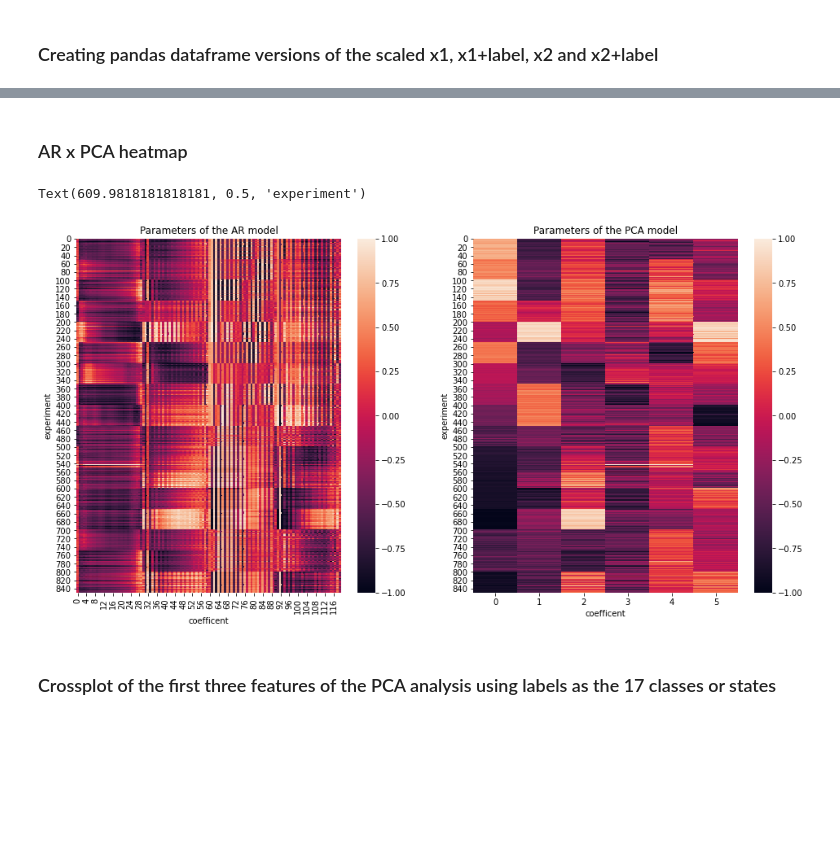
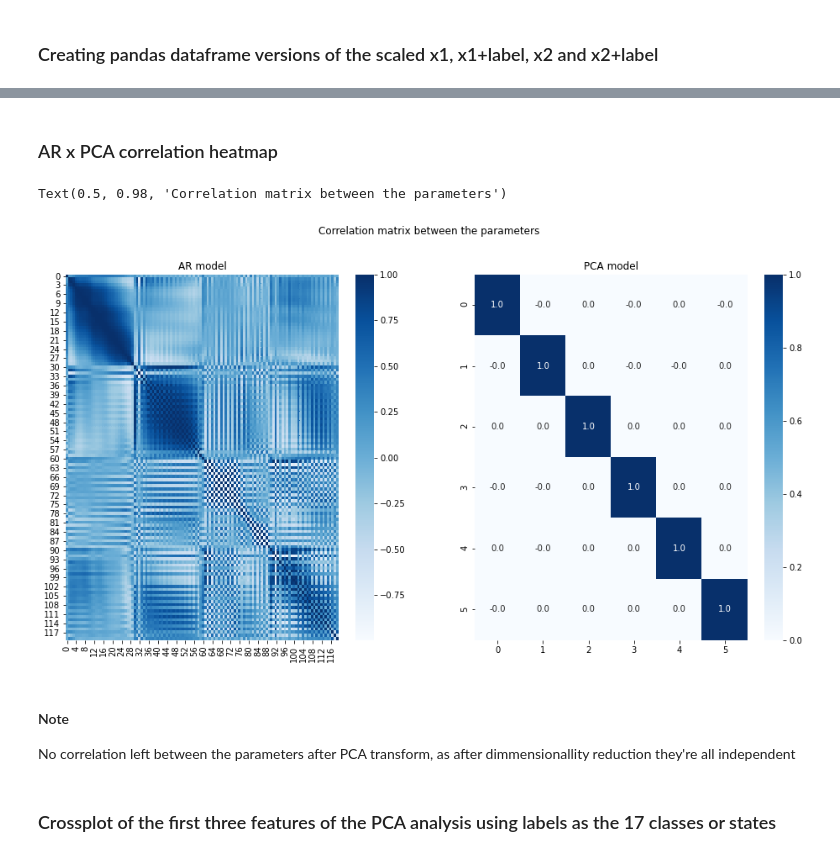
Before and after one commit to felipecostapereira/Task_02_PCA_LinearModels, a Jupyter notebook: task02.ipynb, the cells around one changed output, grey strips where cells are left out. Drawn from its saved outputs; the diff is of its cells as text; code cells hidden in the pictures; blank space fills up the shorter version.

Commit message:
Improved correlation heatmap

```diff
--- a/task02.ipynb
+++ b/task02.ipynb
@@ -200,20 +200,23 @@ dfx2_label.sample(10)
 # %% [markdown]
-### AR x PCA heatmap
+### AR x PCA correlation heatmap
 # %%
-plt.subplots(figsize=(16,8))
+fig,ax = plt.subplots(1,2,figsize=(16,8))
+
 plt.subplot(121)
-ax = sns.heatmap(dfx1)
-ax.set_title('Parameters of the AR model')
-ax.set_xlabel('coefficent')
-ax.set_ylabel('experiment')
+ax = sns.heatmap(dfx1.corr(), cmap='Blues')
+ax.set_title('AR model')
+
 plt.subplot(122)
-ax2 = sns.heatmap(dfx2)
-ax2.set_title('Parameters of the PCA model')
-ax2.set_xlabel('coefficent')
-ax2.set_ylabel('experiment')
+ax2 = sns.heatmap(dfx2.corr(), cmap='Blues' ,annot=True, fmt='.1f')
+ax2.set_title('PCA model')
+
+fig.suptitle('Correlation matrix between the parameters')
 # %% [output]
-Text(609.9818181818181, 0.5, 'experiment')
+Text(0.5, 0.98, 'Correlation matrix between the parameters')
-[figure, old version]
+[figure, new version]
+# %% [markdown]
+#### Note
+No correlation left between the parameters after PCA transform, as after dimmensionallity reduction they're all independent
 # %% [markdown]
 ### Crossplot of the first three features of the PCA analysis using labels as the 17 classes or states
 # %%
```
Also changed, not shown: parts of 5 cells of this notebook.
